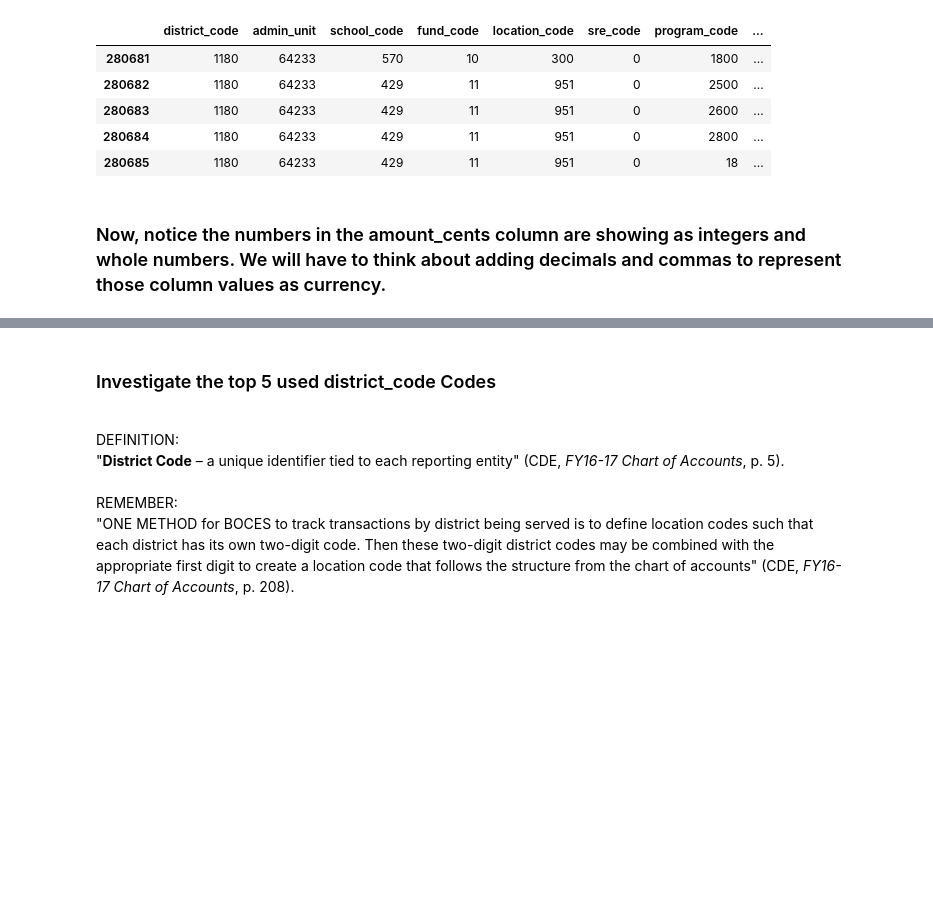
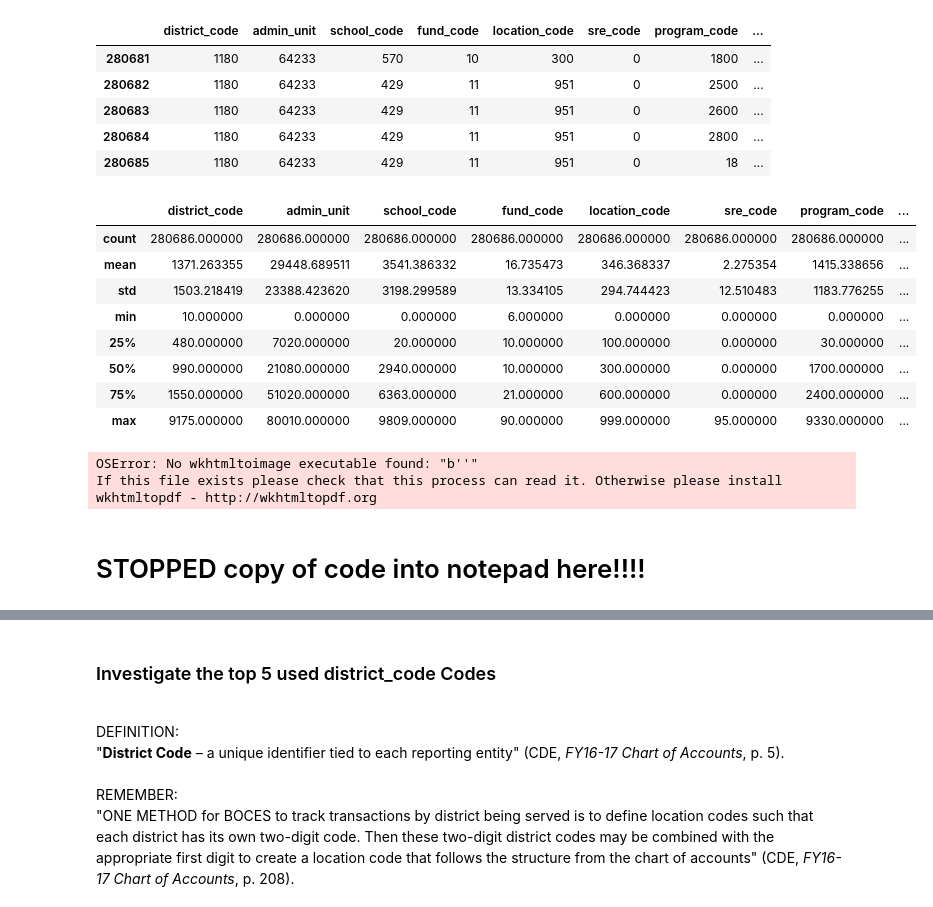
Before and after one commit to stacysandy/Data-Science-Practicum-II, a Jupyter notebook: Stacey_Sandy-Practicum_II.ipynb, the cells around one changed output, grey strips where cells are left out. Saved outputs shown, nothing was run; the diff lists cells and outputs as text; code cells hidden in the pictures; blank space fills up the shorter version.

```diff
--- a/Stacey_Sandy-Practicum_II.ipynb
+++ b/Stacey_Sandy-Practicum_II.ipynb
@@ -205,5 +299,29 @@ COK12_df2.tail()
 | 280683 | 1180 | 64233 | 429 | 11 | 951 | 0 | 2600 | ... |
 | 280684 | 1180 | 64233 | 429 | 11 | 951 | 0 | 2800 | ... |
 | 280685 | 1180 | 64233 | 429 | 11 | 951 | 0 | 18 | ... |
-# %% [markdown]
-### Now, notice the numbers in the amount_cents column are showing as integers and whole numbers. We will have to think about adding decimals and commas to represent those column values as currency.
+# %%
+# Look at describe and compare to Data Frame Summary Statistics code we previously ran
+COK12_describe = COK12_df2.describe()
+# %%
+# Show describe statistics
+COK12_describe
+# %% [output]
+|  | district_code | admin_unit | school_code | fund_code | location_code | sre_code | program_code | ... |
+| count | 280686.000000 | 280686.000000 | 280686.000000 | 280686.000000 | 280686.000000 | 280686.000000 | 280686.000000 | ... |
+| mean | 1371.263355 | 29448.689511 | 3541.386332 | 16.735473 | 346.368337 | 2.275354 | 1415.338656 | ... |
+| std | 1503.218419 | 23388.423620 | 3198.299589 | 13.334105 | 294.744423 | 12.510483 | 1183.776255 | ... |
+| min | 10.000000 | 0.000000 | 0.000000 | 6.000000 | 0.000000 | 0.000000 | 0.000000 | ... |
+| 25% | 480.000000 | 7020.000000 | 20.000000 | 10.000000 | 100.000000 | 0.000000 | 30.000000 | ... |
+| 50% | 990.000000 | 21080.000000 | 2940.000000 | 10.000000 | 300.000000 | 0.000000 | 1700.000000 | ... |
+| 75% | 1550.000000 | 51020.000000 | 6363.000000 | 21.000000 | 600.000000 | 0.000000 | 2400.000000 | ... |
+| max | 9175.000000 | 80010.000000 | 9809.000000 | 90.000000 | 999.000000 | 95.000000 | 9330.000000 | ... |
+# %%
+# Let's try to get an html image of the describe dataframe for comparison purposes to the DataFrameSummary above
+# eventhough the dataframe couldn't be converted to image at leaste we can retrieve the html file
+# Attempt to convert the dataframe to image output
+DataFrame_to_image(COK12_describe, css)
+# %% [output]
+OSError: No wkhtmltoimage executable found: "b''"
+If this file exists please check that this process can read it. Otherwise please install wkhtmltopdf - http://wkhtmltopdf.org
+# %% [markdown]
+# STOPPED copy of code into notepad here!!!!
```
Also changed, not shown: parts of 32 cells of this notebook.
